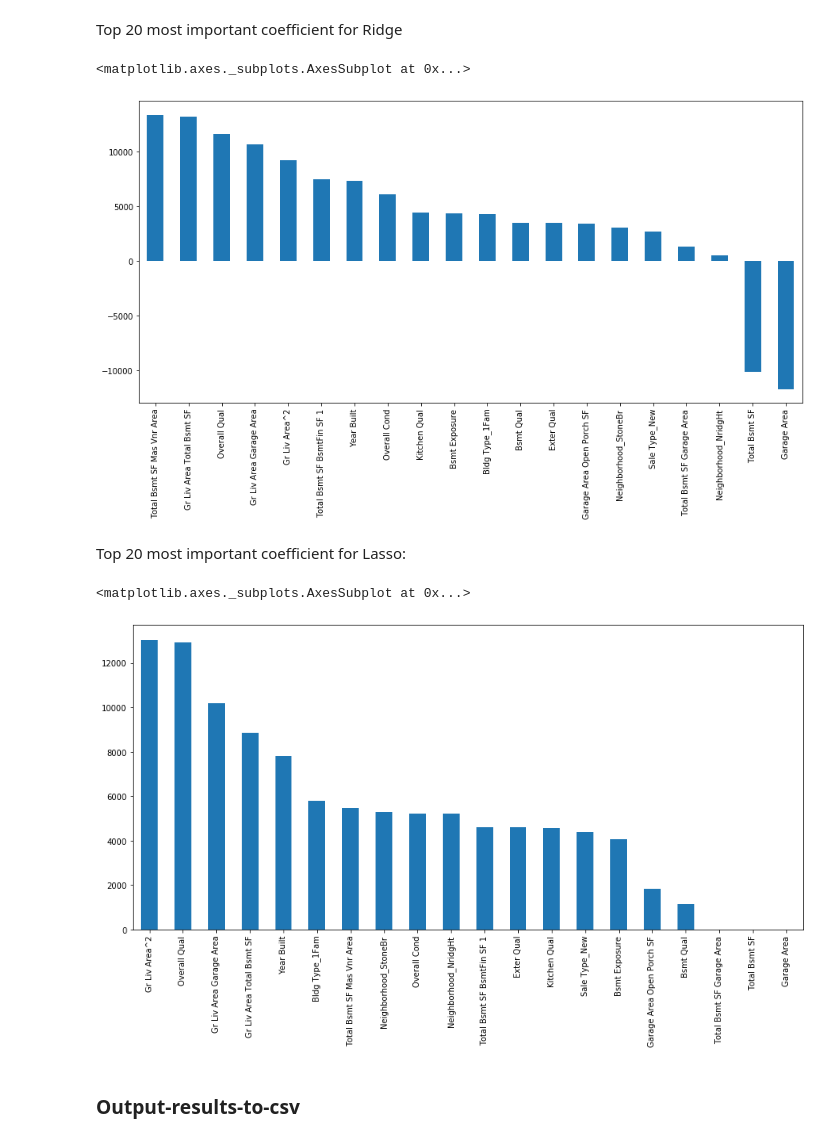
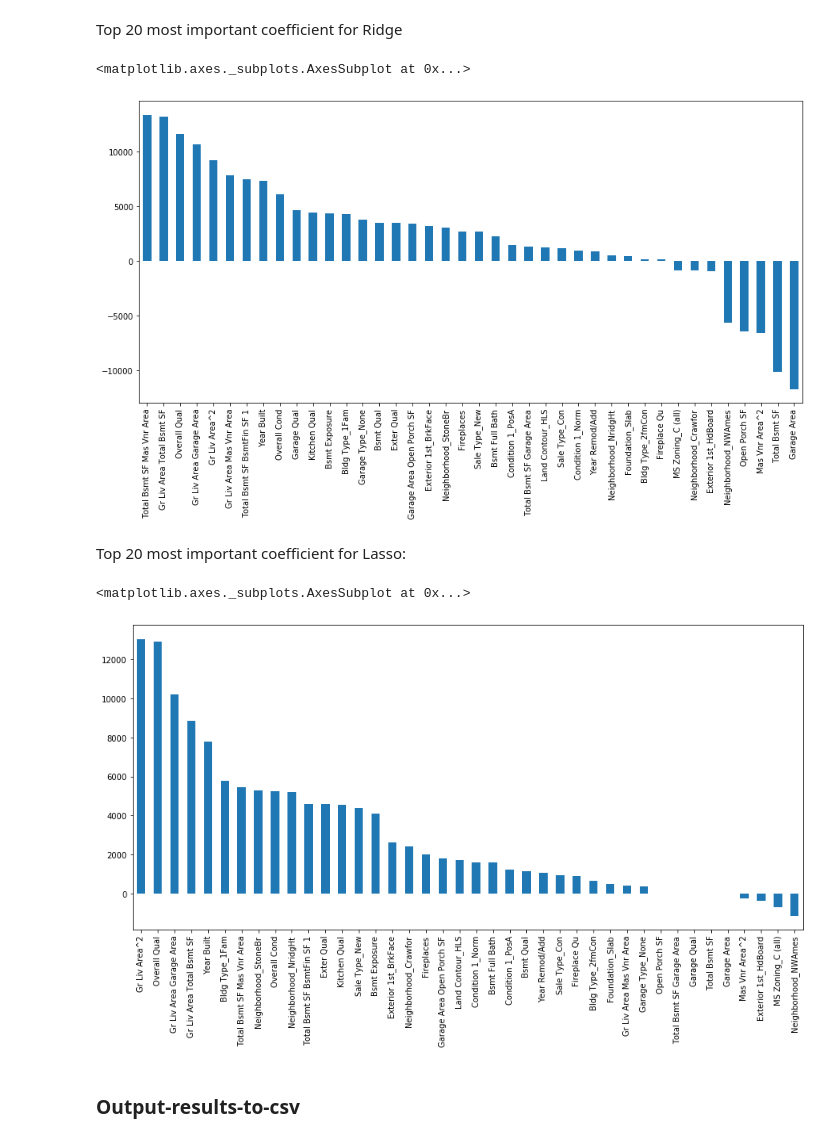
Before and after one commit to bluemelodybox/dsi-course-projects, a Jupyter notebook: project-2/code/regression-ames-housing-data.ipynb, the cells around one changed output. Saved outputs shown, nothing was run; the diff lists cells and outputs as text; code cells hidden in the pictures.

```diff
--- a/project-2/code/regression-ames-housing-data.ipynb
+++ b/project-2/code/regression-ames-housing-data.ipynb
@@ -854,17 +881,17 @@ ridge_pred=ridge.predict(test_scaled)
 # %% [markdown]
 Top 20 most important coefficient for Ridge
 # %%
-pd.Series(ridge.coef_[:20], index=features[:20]).sort_values(ascending=False).plot.bar(figsize=(15, 7))
+pd.Series(ridge.coef_[:40], index=features[:40]).sort_values(ascending=False).plot.bar(figsize=(15, 7))
 # %% [output]
 <matplotlib.axes._subplots.AxesSubplot at 0x...>
-[figure, old version]
+[figure, new version]
 # %% [markdown]
 Top 20 most important coefficient for Lasso:
 # %%
-pd.Series(lasso.coef_[:20], index=features[:20]).sort_values(ascending=False).plot.bar(figsize=(15, 7))
+pd.Series(lasso.coef_[:40], index=features[:40]).sort_values(ascending=False).plot.bar(figsize=(15, 7))
 # %% [output]
 <matplotlib.axes._subplots.AxesSubplot at 0x...>
-[figure, old version]
+[figure, new version]
 # %% [markdown]
 ### Output-results-to-csv
 # %%
```
Also changed, not shown: parts of 2 cells of this notebook.
